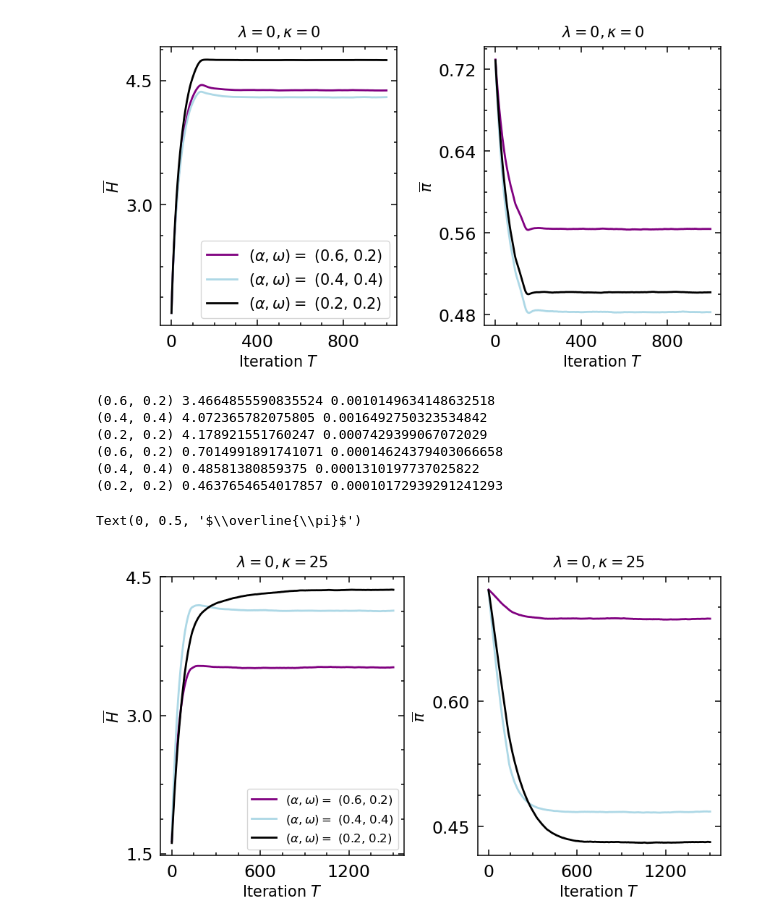
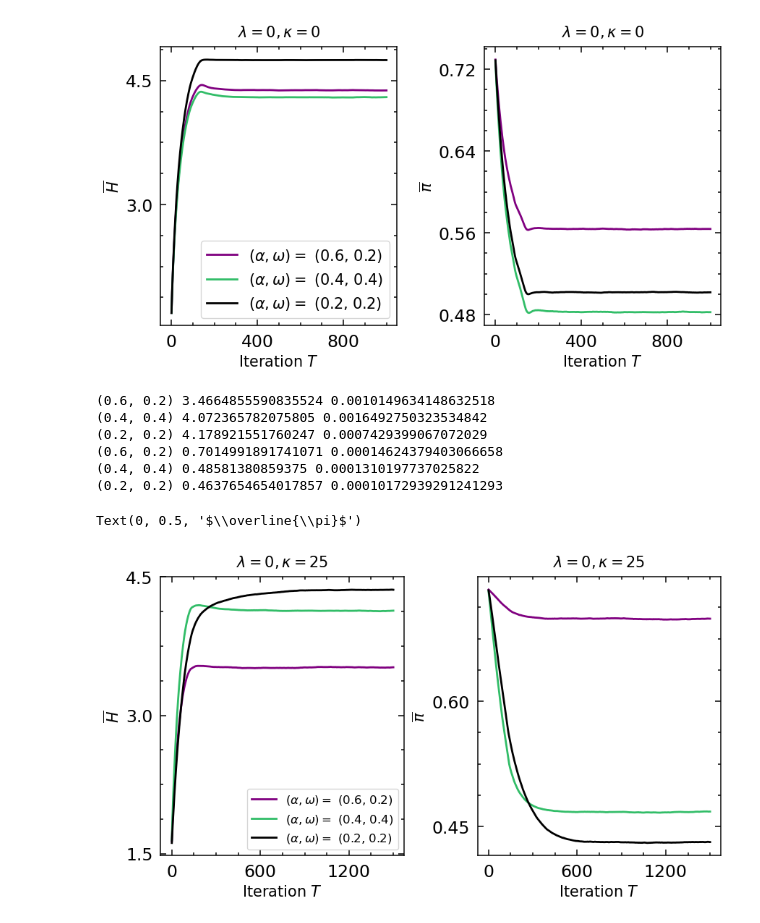
Before and after one commit to patrick-oliveira/EntropiaGrafos, a Jupyter notebook: notebooks/two_polarized_group_plus_neutral_uniform_positive.ipynb, the cells around one changed output. Cells and saved outputs as stored; diff of their text form; code cells hidden in the pictures.

```diff
--- a/notebooks/two_polarized_group_plus_neutral_uniform_positive.ipynb
+++ b/notebooks/two_polarized_group_plus_neutral_uniform_positive.ipynb
@@ -76,7 +76,7 @@ line_width = 2
 
 alpha_omega_color =  {
     (0.6, 0.2): "purple",
-    (0.4, 0.4): "lightblue",
+    (0.4, 0.4): "#32BD68",
     # (0.6, 0.2): "y",
     (0.2, 0.2): "k",
     (0.2, 0.6): "darkgreen",
@@ -134,7 +134,7 @@ axs[1].set_ylabel(r"$\overline{\pi}$")
 from matplotlib.ticker import MaxNLocator
 axs[1].yaxis.set_major_locator(MaxNLocator(4))
 # %% [output]
-[figure, old version]
+[figure, new version]
 # %%
 # parameters
 
@@ -192,7 +192,7 @@ line_width = 2
 
 alpha_omega_color =  {
     (0.6, 0.2): "purple",
-    (0.4, 0.4): "lightblue",
+    (0.4, 0.4): "#32BD68",
     # (0.6, 0.2): "y",
     (0.2, 0.2): "k",
     (0.2, 0.6): "darkgreen",
@@ -226,31 +226,31 @@ for p in selected_params:
     )
     print((p['alpha'], p['omega']), results[make_tuple(p, True)]['entropy'][:-100].mean(), results[make_tuple(p, True)]['entropy'][-100:].std())
 
 selected_params = [x for x in params if \
     x['kappa'] == 25 \
         and x['lambd'] == 0 \
         and x['gamma'] == 0 \
         and (x['alpha'], x['omega']) in valid_combinations
 ]
 for p in selected_params:
     axs[1].plot(
         X,
         results[make_tuple(p, True)]['polarity'],
         c = alpha_omega_color[(p['alpha'], p['omega'])],
         linewidth = line_width,
         label = rf'$(\alpha, \omega) = $ ({p["alpha"]}, {p["omega"]})'
     )
     print((p['alpha'], p['omega']), results[make_tuple(p, True)]['polarity'][:-100].mean(), results[make_tuple(p, True)]['polarity'][-100:].std())
 axs[0].legend(loc = 'lower right', fontsize = 12)
 
 fig.subplots_adjust(wspace = 0.3)
 axs[1].set_ylabel(r"$\overline{\pi}$")
 # %% [output]
 (0.6, 0.2) 3.4664855590835524 0.0010149634148632518
 (0.4, 0.4) 4.072365782075805 0.0016492750323534842
 (0.2, 0.2) 4.178921551760247 0.0007429399067072029
 (0.6, 0.2) 0.7014991891741071 0.00014624379403066658
 (0.4, 0.4) 0.48581380859375 0.0001310197737025822
 (0.2, 0.2) 0.4637654654017857 0.00010172939291241293
 Text(0, 0.5, '$\\overline{\\pi}$')
-[figure, old version]
+[figure, new version]
```
Also changed, not shown: parts of 1 cell of this notebook.
